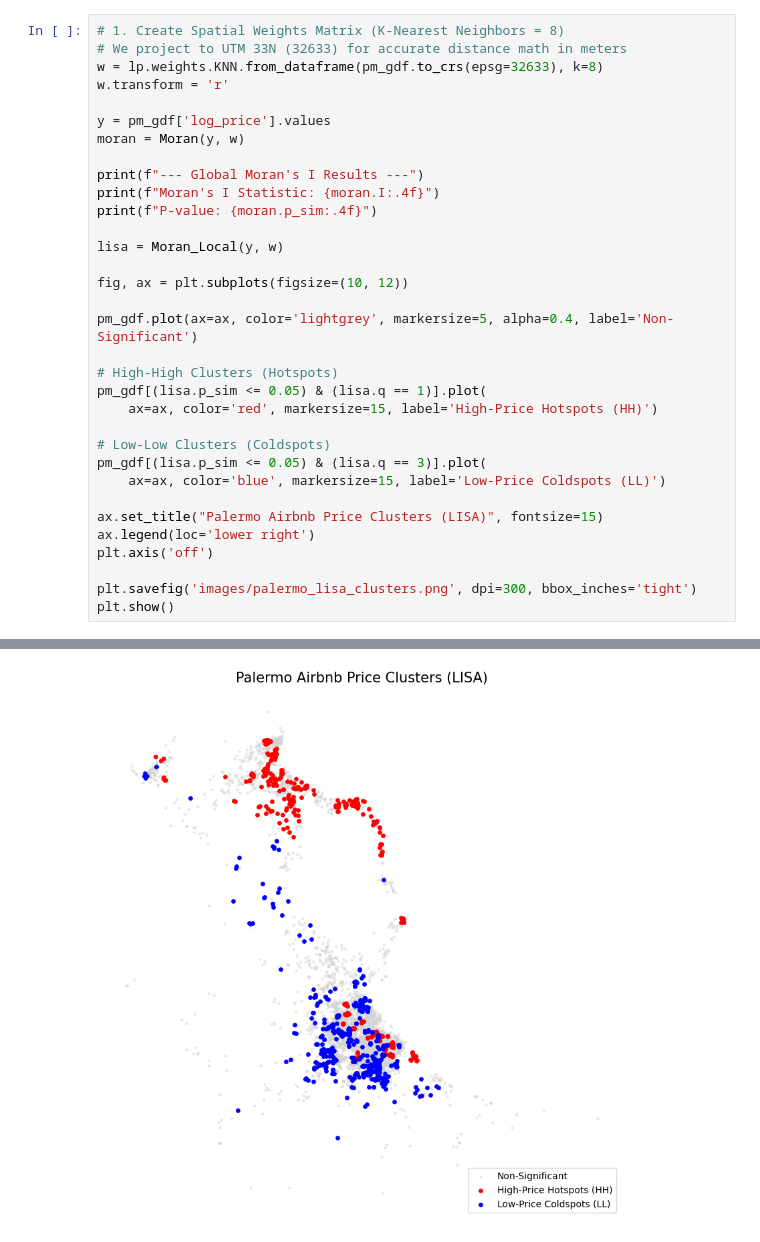
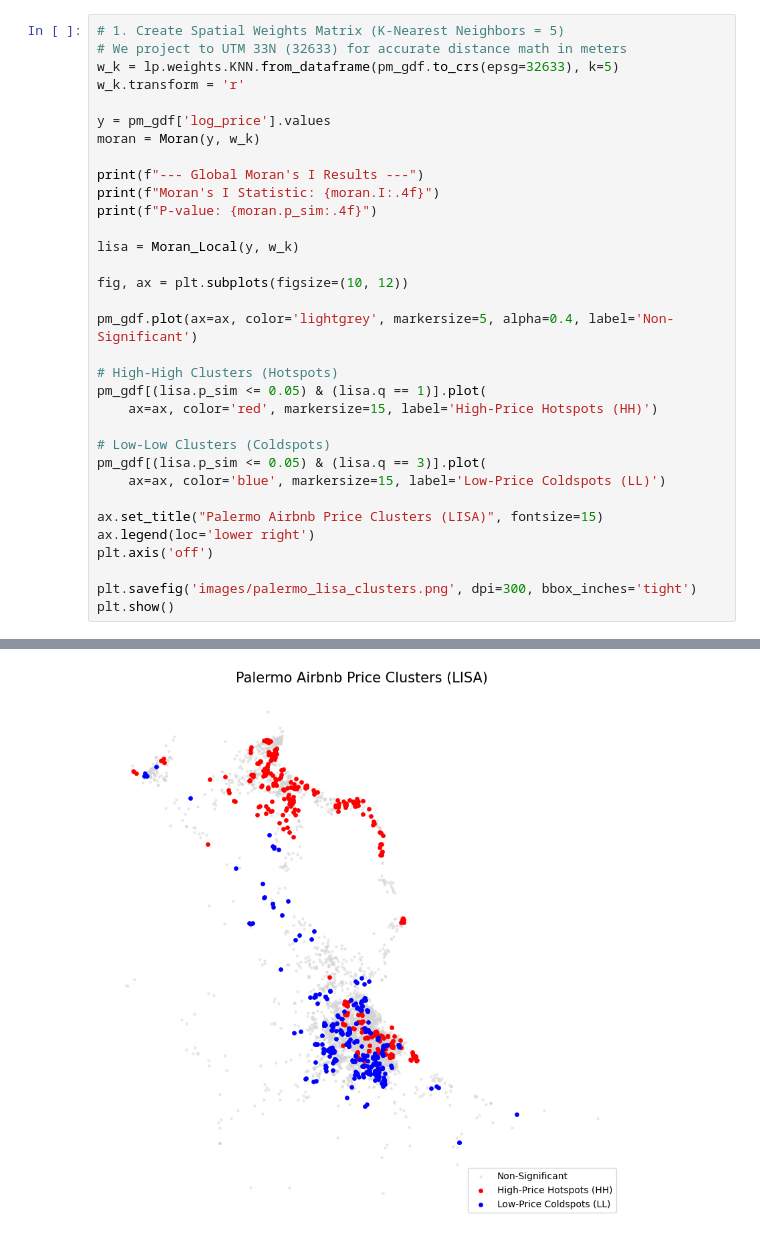
Before and after one commit to SamC-dev/Airbnb-spatial-regression-analysis, a Jupyter notebook: main.ipynb, the cells around one changed output, grey strips where cells are left out. Saved outputs shown, nothing was run; the diff lists cells and outputs as text.

```diff
--- a/main.ipynb
+++ b/main.ipynb
@@ -35,19 +37,19 @@ Index(['id', 'listing_url', 'scrape_id', 'last_scraped', 'source', 'name',
 Data Preparation Complete. Final Listings Count: (37158, 13), variables: ['price', 'name', 'geometry', 'room_type', 'property_type', 'accommodates', 'bedrooms', 'number_of_reviews', 'review_scores_rat ...
 Data Preparation Complete. Final Listings Count for Palermo: (5571, 13), variables: ['price', 'name', 'geometry', 'room_type', 'property_type', 'accommodates', 'bedrooms', 'number_of_reviews', 'review ...
 # %%
-# 1. Create Spatial Weights Matrix (K-Nearest Neighbors = 8)
+# 1. Create Spatial Weights Matrix (K-Nearest Neighbors = 5)
 # We project to UTM 33N (32633) for accurate distance math in meters
-w = lp.weights.KNN.from_dataframe(pm_gdf.to_crs(epsg=32633), k=8)
-w.transform = 'r'
+w_k = lp.weights.KNN.from_dataframe(pm_gdf.to_crs(epsg=32633), k=5)
+w_k.transform = 'r'
 
 y = pm_gdf['log_price'].values
-moran = Moran(y, w)
+moran = Moran(y, w_k)
 
 print(f"--- Global Moran's I Results ---")
 print(f"Moran's I Statistic: {moran.I:.4f}")
 print(f"P-value: {moran.p_sim:.4f}")
 
-lisa = Moran_Local(y, w)
+lisa = Moran_Local(y, w_k)
 
 fig, ax = plt.subplots(figsize=(10, 12))
 
@@ -73,3 +75,3 @@ Moran's I Statistic: 0.1539
 P-value: 0.0010
-[figure, old version]
+[figure, new version]
 # %%
```
Also changed, not shown: parts of 8 cells of this notebook, 1 other file.
